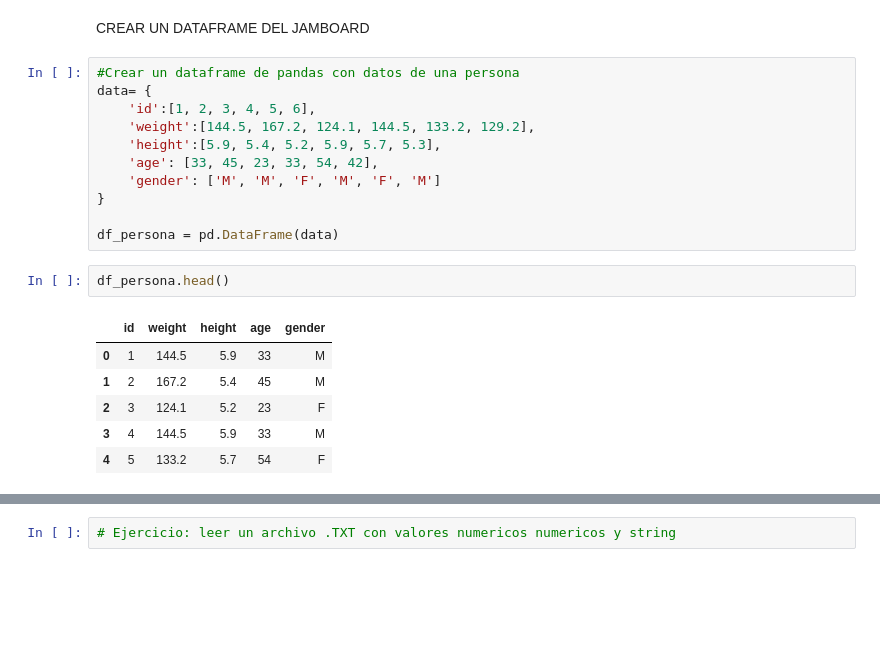
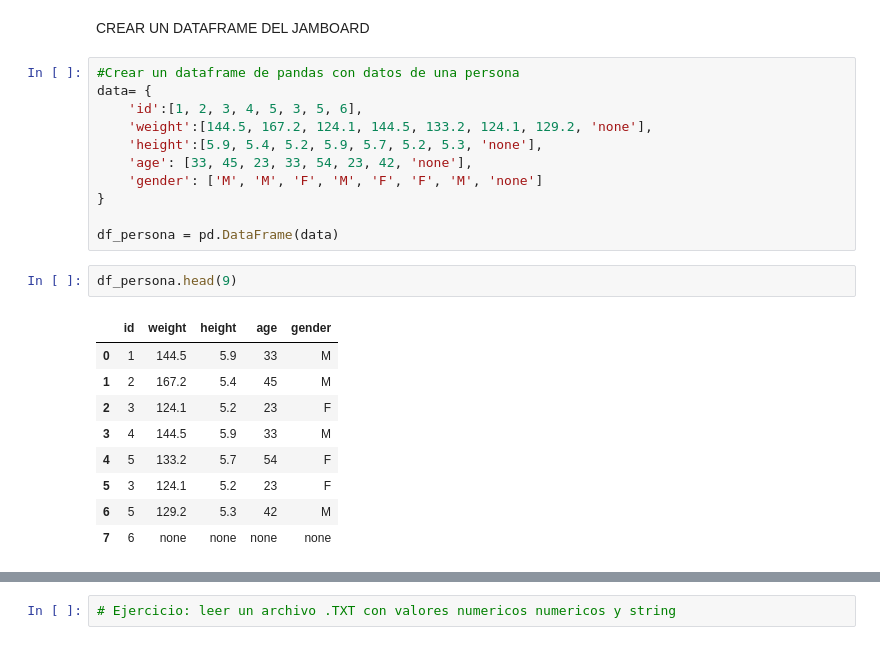
Before and after one commit to LorenaAmaya/Talento-Tech, a Jupyter notebook: practica_primera.ipynb, the cells around one changed output, grey strips where cells are left out. Cells and saved outputs as stored; diff of their text form; blank space fills up the shorter version.

```diff
--- a/practica_primera.ipynb
+++ b/practica_primera.ipynb
@@ -342,20 +342,23 @@ CREAR UN DATAFRAME DEL JAMBOARD
 # %%
 #Crear un dataframe de pandas con datos de una persona
 data= {
-    'id':[1, 2, 3, 4, 5, 6],
-    'weight':[144.5, 167.2, 124.1, 144.5, 133.2, 129.2],
-    'height':[5.9, 5.4, 5.2, 5.9, 5.7, 5.3],
-    'age': [33, 45, 23, 33, 54, 42],
-    'gender': ['M', 'M', 'F', 'M', 'F', 'M']
+    'id':[1, 2, 3, 4, 5, 3, 5, 6],
+    'weight':[144.5, 167.2, 124.1, 144.5, 133.2, 124.1, 129.2, 'none'],
+    'height':[5.9, 5.4, 5.2, 5.9, 5.7, 5.2, 5.3, 'none'],
+    'age': [33, 45, 23, 33, 54, 23, 42, 'none'],
+    'gender': ['M', 'M', 'F', 'M', 'F', 'F', 'M', 'none']
 }
 
 df_persona = pd.DataFrame(data)
 # %%
-df_persona.head()
+df_persona.head(9)
 # %% [output]
 |  | id | weight | height | age | gender |
 | 0 | 1 | 144.5 | 5.9 | 33 | M |
 | 1 | 2 | 167.2 | 5.4 | 45 | M |
 | 2 | 3 | 124.1 | 5.2 | 23 | F |
 | 3 | 4 | 144.5 | 5.9 | 33 | M |
 | 4 | 5 | 133.2 | 5.7 | 54 | F |
+| 5 | 3 | 124.1 | 5.2 | 23 | F |
+| 6 | 5 | 129.2 | 5.3 | 42 | M |
+| 7 | 6 | none | none | none | none |
```
Also changed, not shown: parts of 2 cells of this notebook.
